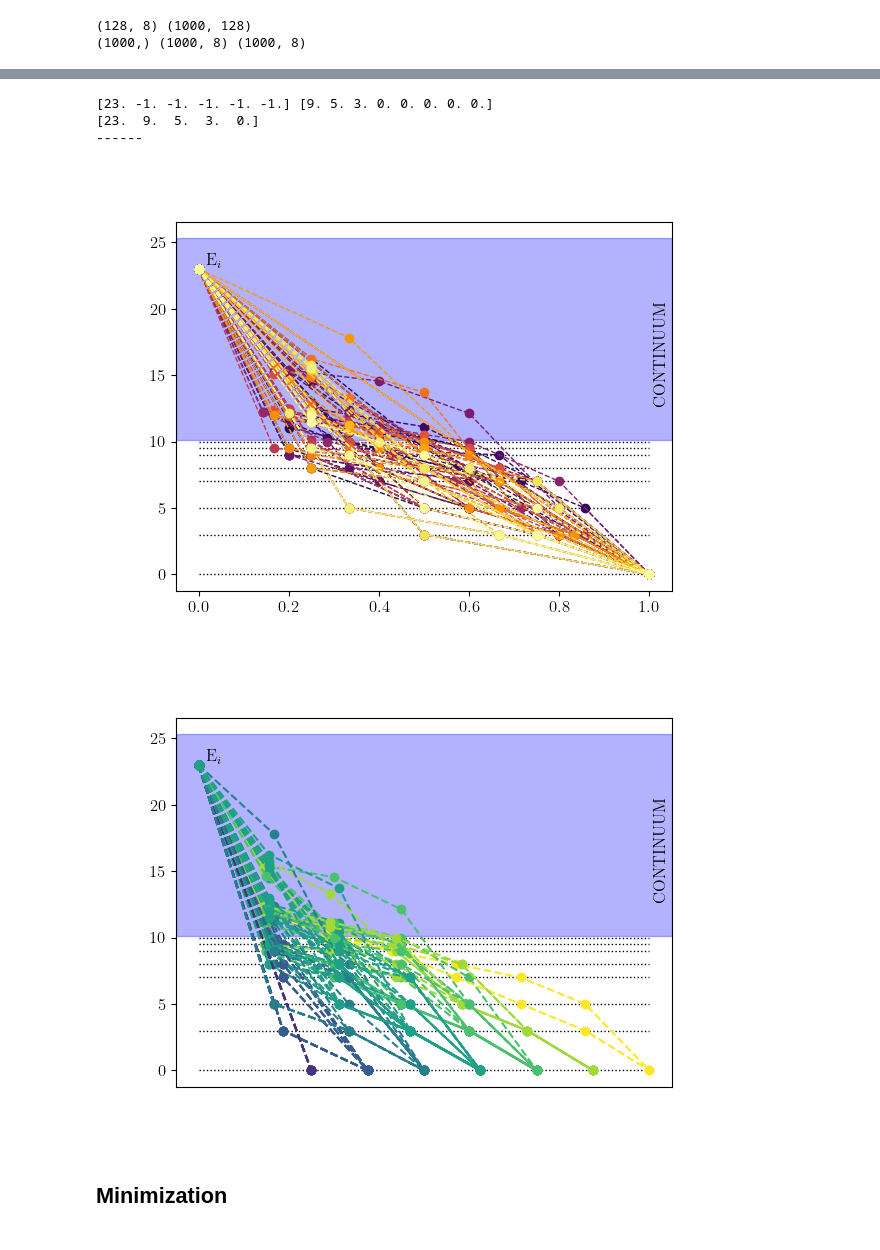
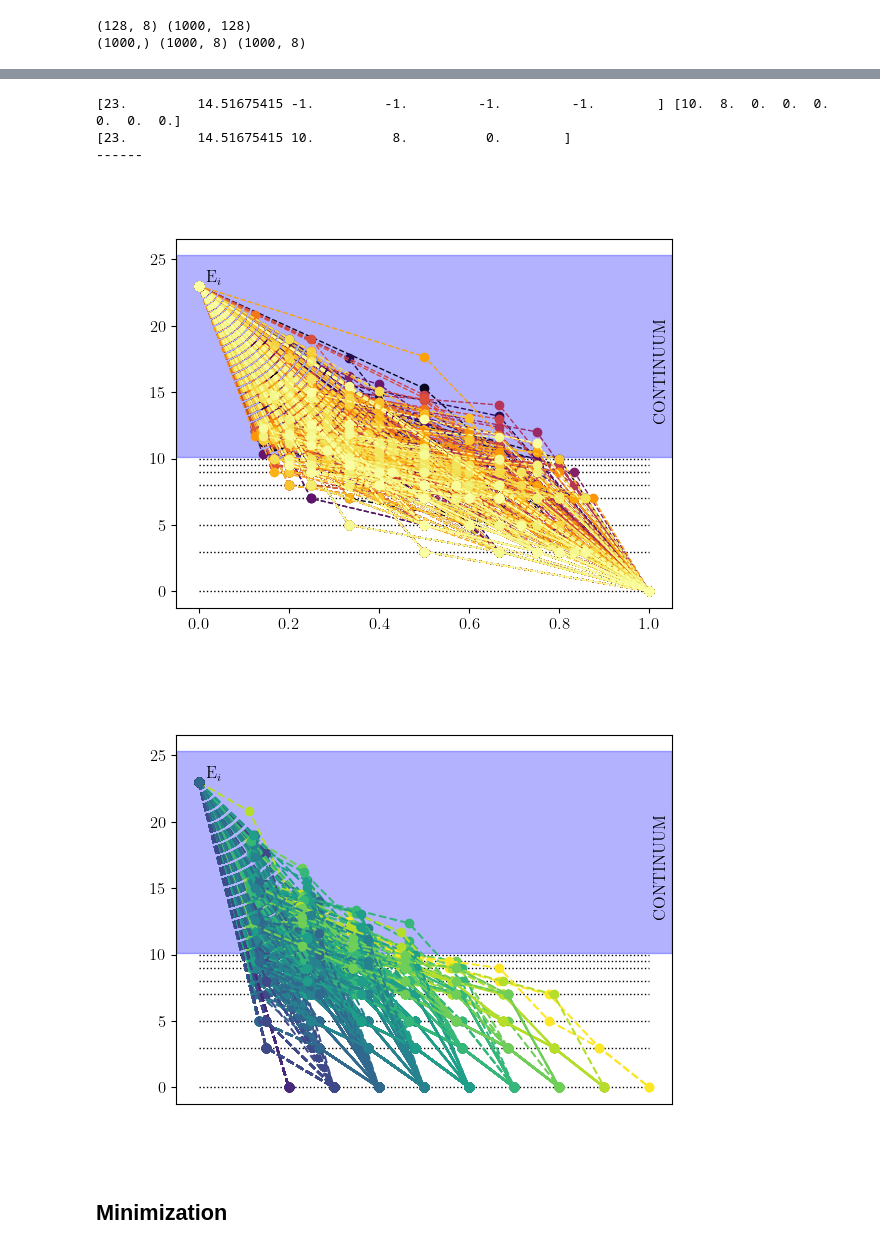
Before and after one commit to Pabce/chipmunc, a Jupyter notebook: params_test.ipynb, the cells around one changed output, grey strips where cells are left out. Saved outputs shown, nothing was run; the diff lists cells and outputs as text; code cells hidden in the pictures.

```diff
--- a/params_test.ipynb
+++ b/params_test.ipynb
@@ -346,9 +384,11 @@ Line #      Hits         Time  Per Hit   % Time  Line Contents
 # %%
+# Plot some shit
+
 initial_energy = 23.0
 discrete_continuum_boundary = meta_params['discrete_continuum_boundary']
 discrete_energies = meta_params['discrete_energies']
 
-num_paths = 100
+num_paths = 1000
 full_level_paths = full_energy_paths[0:num_paths]
 #print(combined_energies[1])
 
@@ -374,37 +414,37 @@ colors = cmap(np.linspace(0, 1, num_paths))
 for i, full_level_path in enumerate(full_level_paths):
     #print(full_level_path)
 
     # Plot the full energy path as a scatter joined with dashed lines
     plt.plot(np.linspace(0, 1, len(full_level_path)), full_level_path, color=colors[i], linestyle='--', marker='o', linewidth=1)
 
 # -------------------------------------------------------------------
 plt.figure()
 plt.axhspan(discrete_continuum_boundary * 1.01, initial_energy * 1.1, alpha=0.3, color='blue')
 plt.text(1.01, (discrete_continuum_boundary + initial_energy)/2, 'CONTINUUM', rotation=90, verticalalignment='center', horizontalalignment='left')
 plt.hlines(discrete_energies, 0, 1, color='black', linewidth=1, linestyles='dotted')
 plt.text(0.05, initial_energy, r'E$_i$', verticalalignment='bottom', horizontalalignment='right')
 
 # Get rid of the x ticks
 plt.xticks([])
 # Maximum path length
 max_path_length = np.max([len(path) for path in full_level_paths])
 
 cmap = plt.cm.viridis
 colors = cmap(np.linspace(0, 1, max_path_length))
 
 for i, full_level_path in enumerate(full_level_paths):
     # Plot the full energy path as a scatter joined with dashed lines
 
     # Color according to the path length
     color = colors[len(full_level_path)-1]
 
     plt.plot(np.linspace(0, len(full_level_path)/max_path_length, len(full_level_path)), full_level_path, color=color, linestyle='--', marker='o', linewidth=1.5)
 # %% [output]
-[23. -1. -1. -1. -1. -1.] [9. 5. 3. 0. 0. 0. 0. 0.]
-[23.  9.  5.  3.  0.]
+[23.         14.51675415 -1.         -1.         -1.         -1.        ] [10.  8.  0.  0.  0.  0.  0.  0.]
+[23.         14.51675415 10.          8.          0.        ]
 ------
-[figure, old version]
+[figure, new version]
-[figure, old version]
+[figure, new version]
 # %% [markdown]
 ## Minimization
 # %%
```
Also changed, not shown: parts of 10 cells of this notebook, 2 other files.
